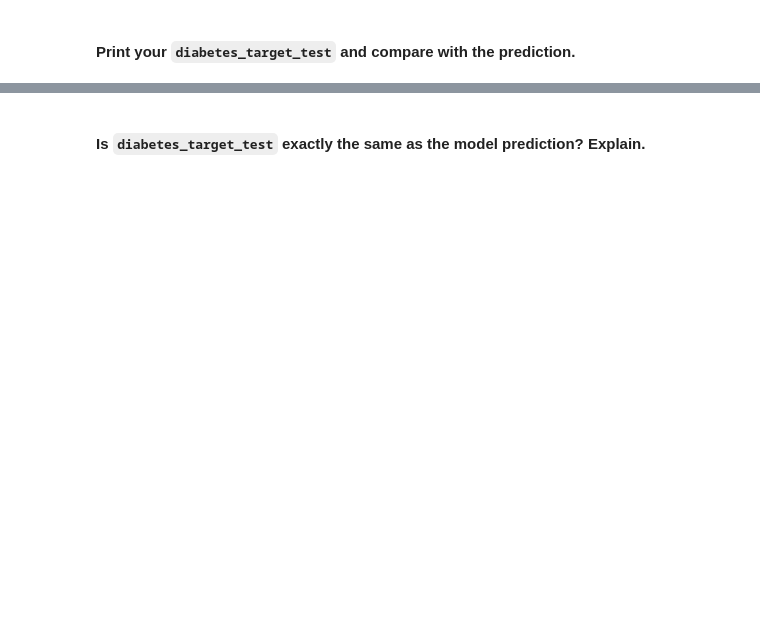
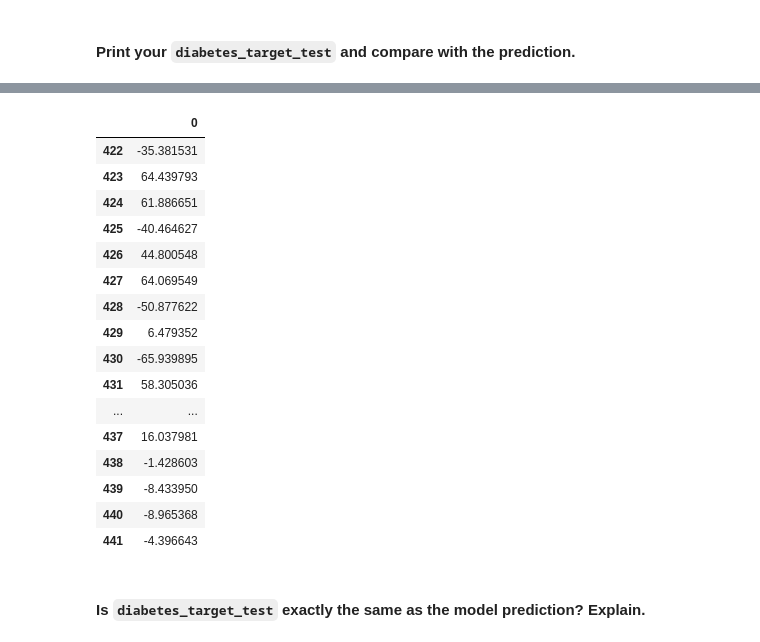
Before and after one commit to ta-data-bcn/lab-supervised-learning-sklearn, a Jupyter notebook: your-code/main.ipynb, the cells around one changed output, grey strips where cells are left out. Cells and saved outputs as stored; diff of their text form; code cells hidden in the pictures; blank space fills up the shorter version.

```diff
--- a/your-code/main.ipynb
+++ b/your-code/main.ipynb
@@ -75,3 +152,5 @@ Also take a look at the `sklearn.linear_model.LinearRegression` [documentation](
 Define `diabetes_data_train`, `diabetes_target_train`, `diabetes_data_test`, and `diabetes_target_test`. Use the last 20 records for the test data and the rest for the training data.
 # %%
 # your code here
+diabetes_data_train = diabetes_data.head(-20)
+diabetes_data_test = diabetes_data.tail(20)
@@ -77,0 +165,3 @@ Define `diabetes_data_train`, `diabetes_target_train`, `diabetes_data_test`, and
+# %%
+diabetes_target_train = diabetes_target.head(-20)
+diabetes_target_test = diabetes_target.tail(20)
@@ -79,3 +173,4 @@ Define `diabetes_data_train`, `diabetes_target_train`, `diabetes_data_test`, and
 Fit the training data and target to `diabetes_model`. Print the *intercept* and *coefficients* of the model.
 # %%
 # your code here
+diabetes_model.fit(diabetes_data_train, diabetes_target_train)
@@ -92,3 +199,4 @@ This is the linear regression model fitted to your training dataset.
 #### Using your fitted linear regression model, predict the *y* of `diabetes_data_test`.
 # %%
 # your code here
+y_pred = diabetes_model.predict(diabetes_data_test)
@@ -99,2 +249,22 @@ This is the linear regression model fitted to your training dataset.
+# %%
+y_pred - diabetes_target_test
+# %% [output]
+|  | 0 |
+| 422 | -35.381531 |
+| 423 | 64.439793 |
+| 424 | 61.886651 |
+| 425 | -40.464627 |
+| 426 | 44.800548 |
+| 427 | 64.069549 |
+| 428 | -50.877622 |
+| 429 | 6.479352 |
+| 430 | -65.939895 |
+| 431 | 58.305036 |
+| ... | ... |
+| 437 | 16.037981 |
+| 438 | -1.428603 |
+| 439 | -8.433950 |
+| 440 | -8.965368 |
+| 441 | -4.396643 |
 # %% [markdown]
 #### Is `diabetes_target_test` exactly the same as the model prediction? Explain.
```
Also changed, not shown: parts of 68 cells of this notebook.
